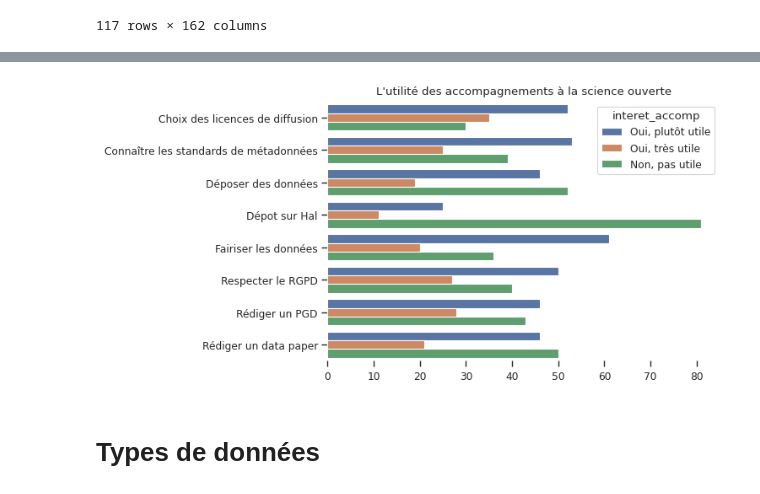
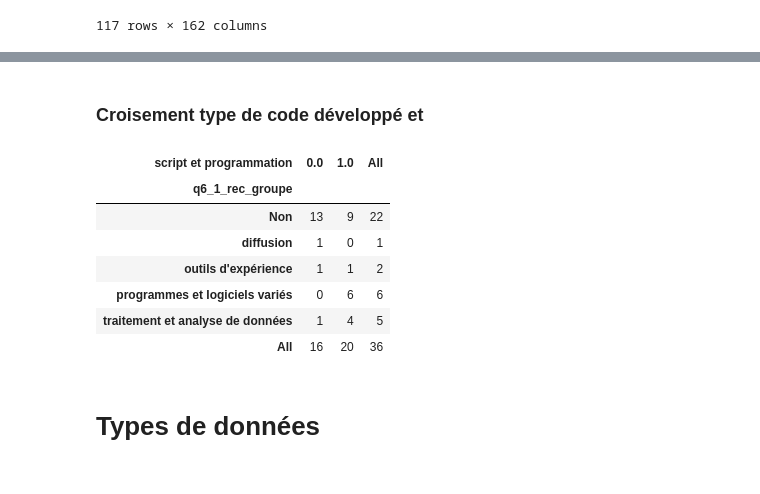
Before and after one commit to luneauaymeric/enquete_SO_p8, a Jupyter notebook: script_analyse/connaissance_science_ouverte.ipynb, the cells around one changed output, grey strips where cells are left out. Cells and saved outputs as stored; diff of their text form; code cells hidden in the pictures.

```diff
--- a/script_analyse/connaissance_science_ouverte.ipynb
+++ b/script_analyse/connaissance_science_ouverte.ipynb
@@ -1160,22 +1141,21 @@ plt.savefig(f"viz/util_accomp_so.png", bbox_inches='tight', dpi = 200)
-# %%
-fig, ax = plt.subplots(1, figsize=(6,4))
-
-sns.set_color_codes("pastel")
-
-q8_grp = q8.groupby(["accomp_name","interet_accomp"]).agg(nb=("q45_clé", "size")).sort_values(by=["accomp_name","nb"], ascending=[True, False])
-
-
-sns.barplot(x="nb", y="accomp_name", data=q8_grp, hue="interet_accomp", dodge=True)
-titre = "L'utilité des accompagnements à la science ouverte"
-ax.yaxis.set_label_text("")
-ax.xaxis.set_label_text("")
-ax.set_title(titre.replace("<i>","(").replace("</i>",")"))
-
-
-sns.despine(left=True, bottom=True)
-#plt.savefig(f"viz/autre_entrepot_rec.png", bbox_inches='tight', dpi = 200)
-# %% [output]
-[figure]
+# %% [markdown]
+### Croisement type de code développé et
+# %%
+df_exp, gb_data1 = split_multiple_choices(df0.loc[~df0.q5_1_other_lang_rec.isna()], column='q5_family_logi', index="q45_clé", sep = '|')
+df_exp["value"]=1
+df_exp1 = pd.pivot_table(df_exp, index ="q45_clé", columns="q5_family_logi", values="value", fill_value=0).reset_index()
+df_exp1 = df_exp1.merge(df0[["q45_clé", "q6_1_rec_groupe"]], on =["q45_clé"], how = "left")
+df_exp1.loc[df_exp1.q6_1_rec_groupe.isna(), "q6_1_rec_groupe"]= "Non"
+pd.crosstab(df_exp1.q6_1_rec_groupe, df_exp1["script et programmation"], normalize=False, margins=True)
+# %% [output]
+| script et programmation | 0.0 | 1.0 | All |
+| q6_1_rec_groupe |  |  |  |
+| Non | 13 | 9 | 22 |
+| diffusion | 1 | 0 | 1 |
+| outils d'expérience | 1 | 1 | 2 |
+| programmes et logiciels variés | 0 | 6 | 6 |
+| traitement et analyse de données | 1 | 4 | 5 |
+| All | 16 | 20 | 36 |
 # %% [markdown]
 # Types de données
 # %%
```
Also changed, not shown: parts of 26 cells of this notebook.
